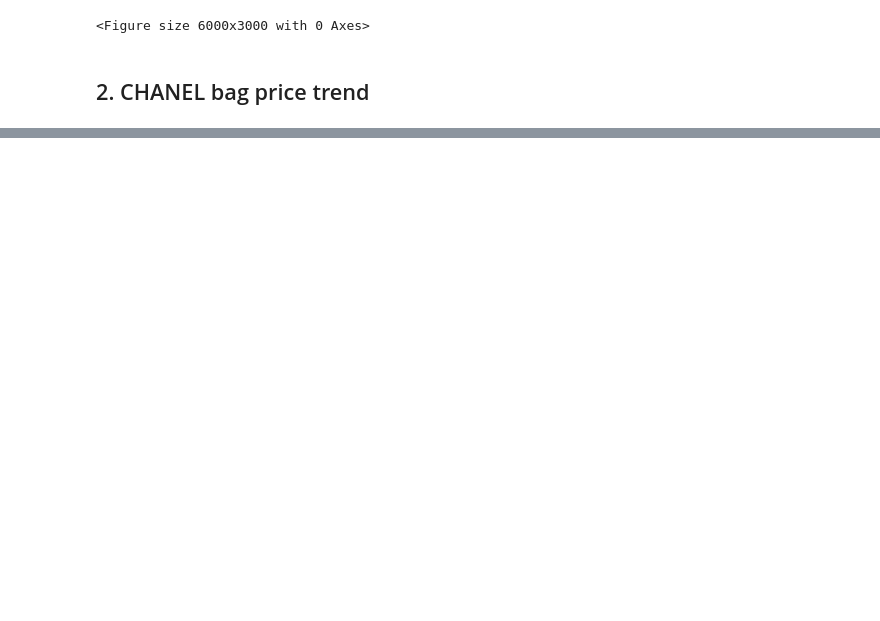
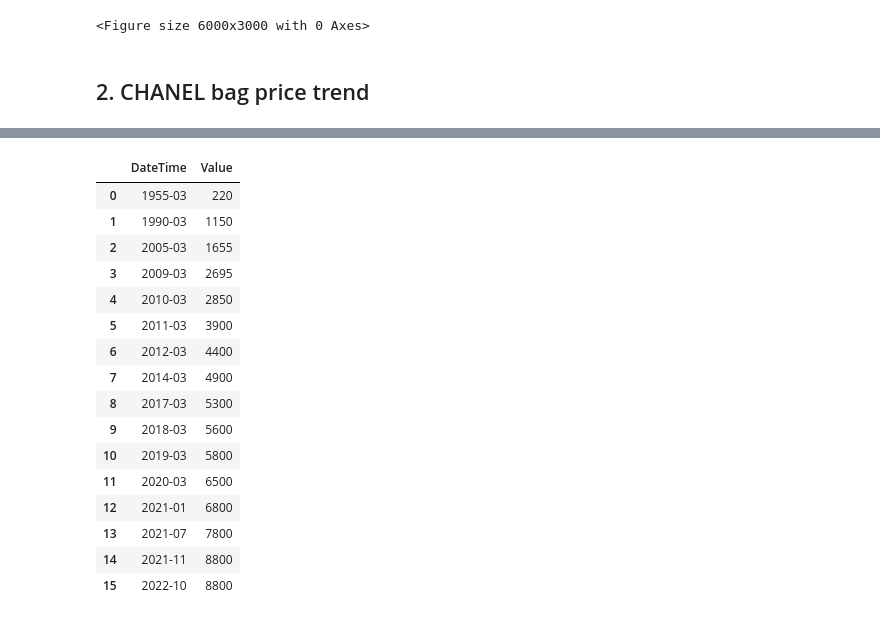
Before and after one commit to sainthm/EDA_Project, a Jupyter notebook: lhm/Price changes of luxury goods.ipynb, the cells around one changed output, grey strips where cells are left out. Drawn from its saved outputs; the diff is of its cells as text; code cells hidden in the pictures; blank space fills up the shorter version.

```diff
--- a/lhm/Price changes of luxury goods.ipynb
+++ b/lhm/Price changes of luxury goods.ipynb
@@ -78,0 +81,23 @@ fig.show()
+# %%
+# Data import
+# !ls
+chanel = pd.read_csv("./EDA_file/luxury/chanel.csv")
+chanel
+# %% [output]
+|  | DateTime | Value |
+| 0 | 1955-03 | 220 |
+| 1 | 1990-03 | 1150 |
+| 2 | 2005-03 | 1655 |
+| 3 | 2009-03 | 2695 |
+| 4 | 2010-03 | 2850 |
+| 5 | 2011-03 | 3900 |
+| 6 | 2012-03 | 4400 |
+| 7 | 2014-03 | 4900 |
+| 8 | 2017-03 | 5300 |
+| 9 | 2018-03 | 5600 |
+| 10 | 2019-03 | 5800 |
+| 11 | 2020-03 | 6500 |
+| 12 | 2021-01 | 6800 |
+| 13 | 2021-07 | 7800 |
+| 14 | 2021-11 | 8800 |
+| 15 | 2022-10 | 8800 |
```
Also changed, not shown: parts of 7 cells of this notebook, 3 other files.
